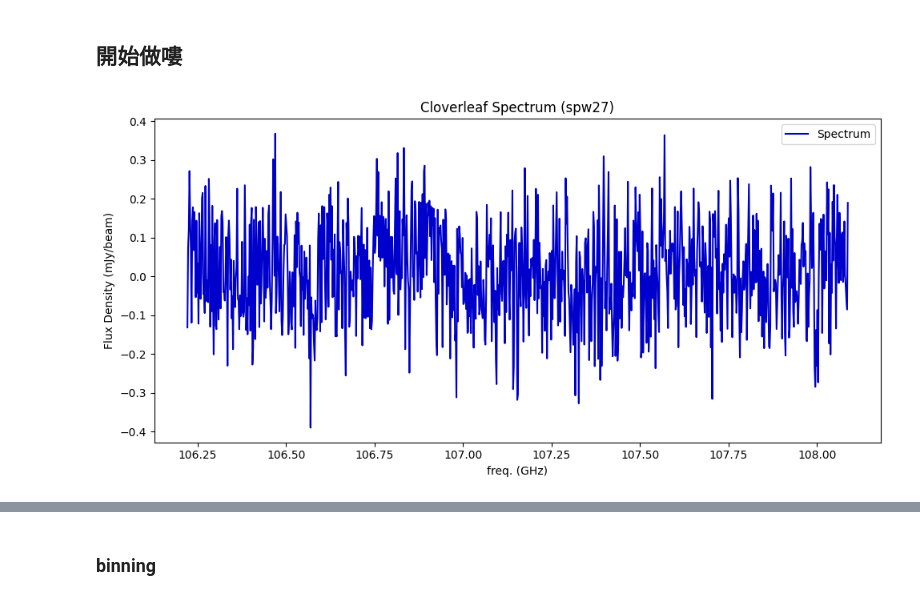
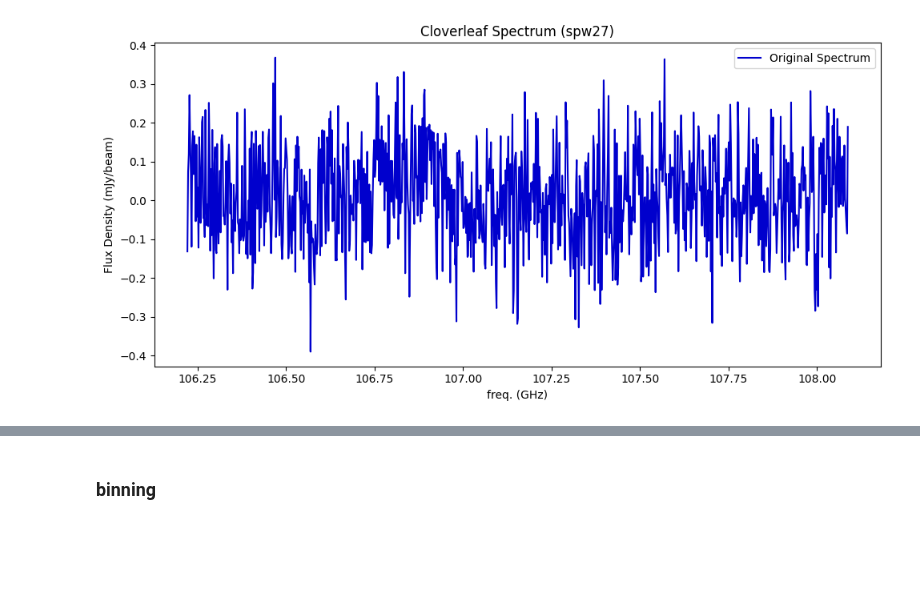
Before and after one commit to 000RF/spectral-line, a Jupyter notebook: Cloverleaf/spw27/spw27.ipynb, the cells around one changed output, grey strips where cells are left out. Saved outputs shown, nothing was run; the diff lists cells and outputs as text; code cells hidden in the pictures; blank space fills up the shorter version.

```diff
--- a/Cloverleaf/spw27/spw27.ipynb
+++ b/Cloverleaf/spw27/spw27.ipynb
@@ -19,4 +7,2 @@ df.fillna(0)#把NaN補0
-# %% [markdown]
-## 開始做嘍
 # %%
 file_path = "member.uid___A001_X2d20_X39ab.Cloverleaf_sci.spw27.cube.I.pbcor.fits-Z-profile-Region_3-Statistic_Mean-Coordinate_Current-2025-07-07-16-47-35.tsv"
@@ -40,14 +16,13 @@ df[df.columns[1]] = df[df.columns[1]] * 1000  #將第二欄的值乘以1000，
 df = df.dropna()
 # %%
-#先畫一個沒平滑過的
 plt.figure(figsize=(10, 5))
-plt.plot(df[df.columns[0]], df[df.columns[1]], label="Spectrum", color="mediumblue")
+plt.plot(df[df.columns[0]], df[df.columns[1]], label="Original Spectrum", color="mediumblue")
 plt.xlabel("freq. (GHz)")
 plt.ylabel("Flux Density (mJy/beam)")
 plt.title("Cloverleaf Spectrum (spw27)")
 plt.grid(False)
-plt.legend()      #圖例
-plt.tight_layout()#自動排版
+plt.legend()
+plt.tight_layout()
 plt.show()
 # %% [output]
-[figure, old version]
+[figure, new version]
```
Also changed, not shown: parts of 29 cells of this notebook, 5 other files.
